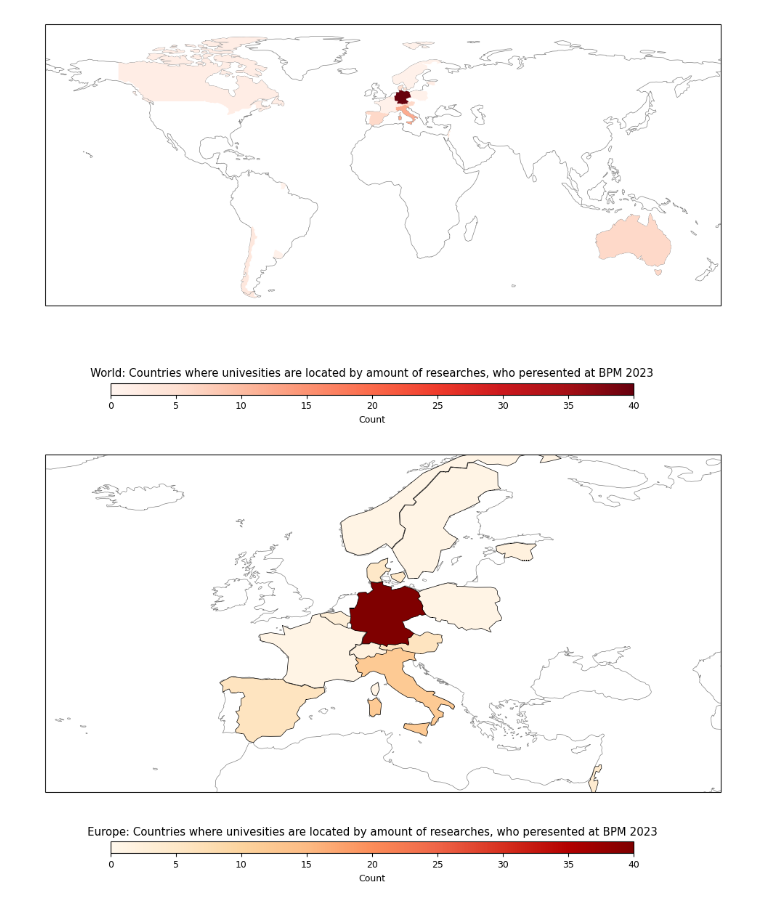
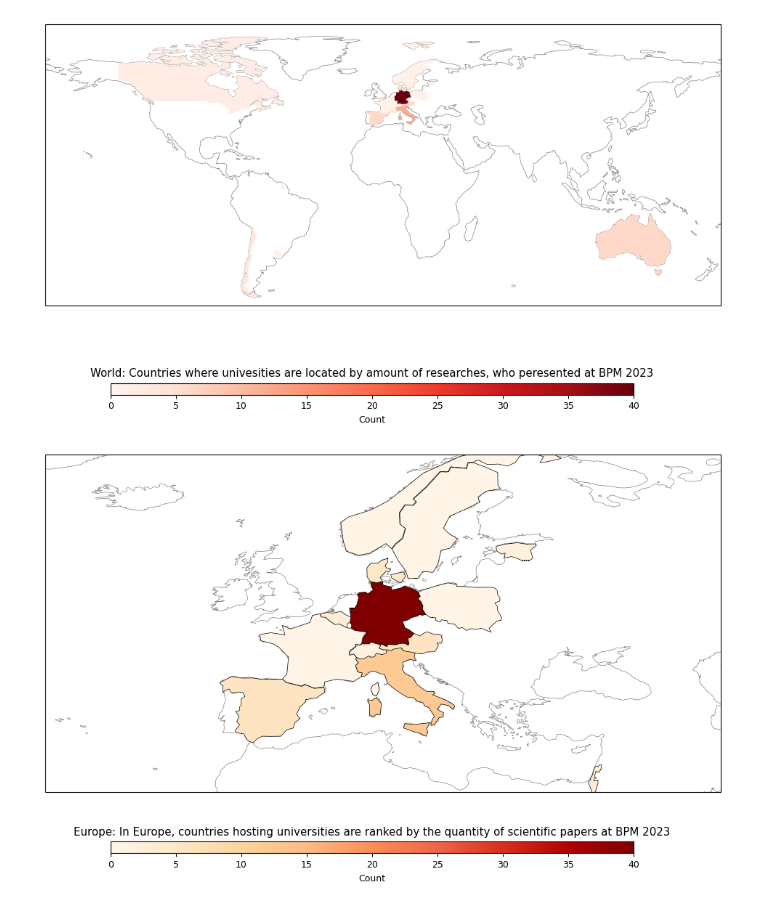
Before and after one commit to lananepeina/bpm2023, a Jupyter notebook: BPM 2023 Paper Analysis.ipynb, the cells around one changed output. Cells and saved outputs as stored; diff of their text form; code cells hidden in the pictures.

```diff
--- a/BPM 2023 Paper Analysis.ipynb
+++ b/BPM 2023 Paper Analysis.ipynb
@@ -1089,32 +1089,32 @@ ax.set_extent([-30, 50, 30, 70], crs=ccrs.PlateCarree())  # Adjusted extent for
 cmap = plt.get_cmap('OrRd')
 norm = plt.Normalize(0, max(country_counts.values()))  # Normalize colors based on data range
 
 countries = gpd.read_file('World/ne_110m_admin_0_countries.shp')
 
 
 def is_in_europe(lon, lat):
     return -30 <= lon <= 50 and 30 <= lat <= 70
 
 # Plot each European country with precise borders
 for index, row in countries.iterrows():
     country_name = row['ADMIN']
     if country_name in country_counts:
         count = country_counts[country_name]
         color = cmap(norm(count))
         geometry = row['geometry']
 
         # Check if the centroid of the country's geometry is within the Europe bounding box
         centroid = geometry.centroid
         if is_in_europe(centroid.x, centroid.y):
             ax.add_geometries([geometry], crs=ccrs.PlateCarree(), facecolor=color, edgecolor='black', linewidth=0.5)
 
 cax = fig.add_axes([0.2, 0.1, 0.6, 0.02])  # [left, bottom, width, height]
 
 sm = plt.cm.ScalarMappable(cmap=cmap, norm=norm)
 sm.set_array([])
 cbar = plt.colorbar(sm, cax=cax, orientation='horizontal')
 cbar.set_label('Count')
-plt.title('Europe: Countries where univesities are located by amount of researches, who peresented at BPM 2023')
+plt.title('Europe: In Europe, countries hosting universities are ranked by the quantity of scientific papers at BPM 2023')
 plt.show()
 # %% [output]
-[figure, old version]
+[figure, new version]
```
Also changed, not shown: parts of 1 cell of this notebook.
